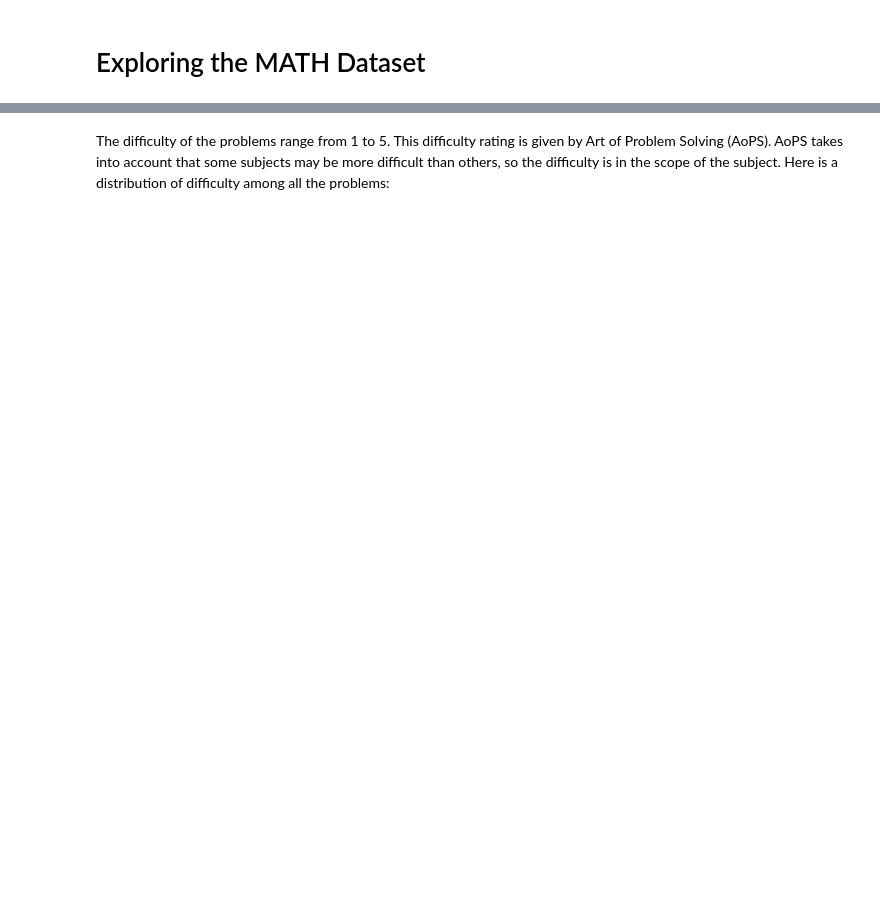
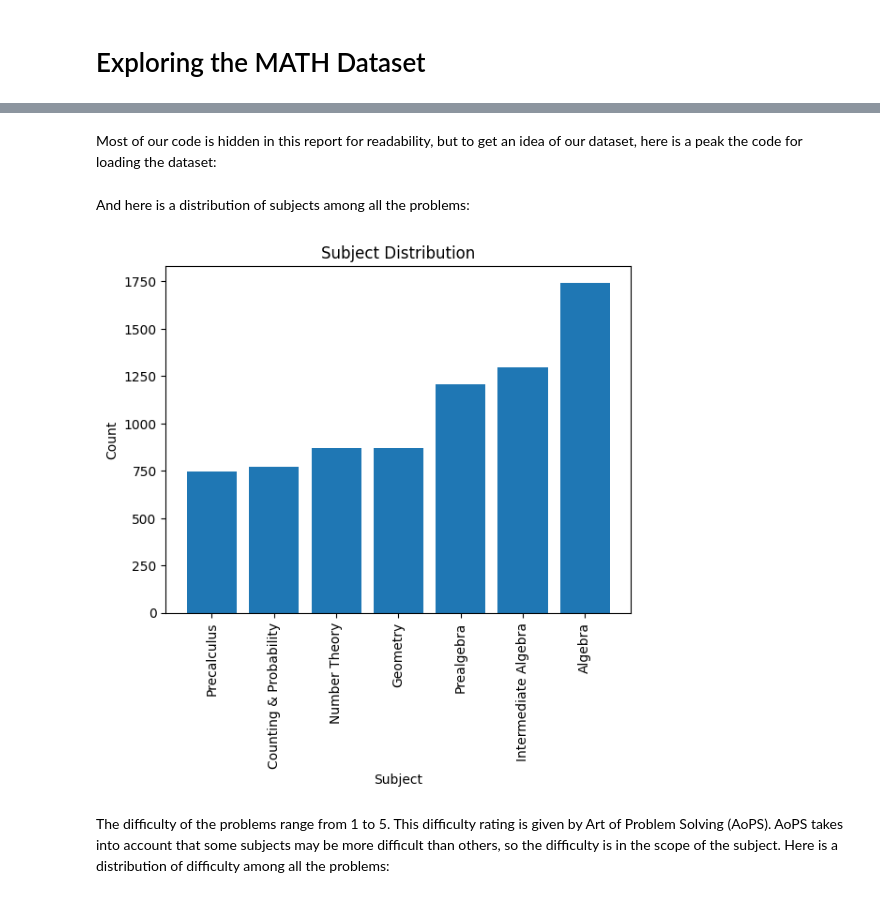
Before and after one commit to Kenneth-Mitchell/NLP_Project2, a Jupyter notebook: blogpost.ipynb, the cells around one changed output, grey strips where cells are left out. Saved outputs shown, nothing was run; the diff lists cells and outputs as text; code cells hidden in the pictures; blank space fills up the shorter version.

```diff
--- a/blogpost.ipynb
+++ b/blogpost.ipynb
@@ -25,0 +44,2 @@ and Precalculus. Here is a distribution of subjects among all the problems:
+# %% [markdown]
+Most of our code is hidden in this report for readability, but to get an idea of our dataset, here is a peak the code for loading the dataset:
@@ -26,2 +65,48 @@ and Precalculus. Here is a distribution of subjects among all the problems:
+# %% [markdown]
+And here is a distribution of subjects among all the problems:
+# %%
+path_to_train = "../MATH/train"
+
+problems = []
+
+for root, dirs, files in os.walk(path_to_train):
+    for file in files:
+        file_path = os.path.join(root, file)
+        if file_path.endswith(".json"):
+            with open(file_path, "r") as f:
+                problems.append(Problem(json.load(f)))
+
+path_to_test = "../MATH/test/"
+
+test_problems = []
+
+for root, dirs, files in os.walk(path_to_test):
+    for file in files:
+        file_path = os.path.join(root, file)
+        if file_path.endswith(".json"):
+            with open(file_path, "r") as f:
+                test_problems.append(Problem(json.load(f)))
+
+test_categories = [prob.type for prob in test_problems]
+test_difficulty = [prob.level for prob in test_problems]
+test_problem_text = [' '.join(prob.problem.lower().replace(".", "").replace("?", "").replace(",", "").split()) for prob in test_problems]
+
+levels = [problem.level for problem in problems]
+levels = [level for level in levels if level is not None]
+level_counts = {level: levels.count(level) for level in set(levels)}
+sorted_level_counts = dict(sorted(level_counts.items(), key=lambda x: x[1]))
+
+types = [problem.type for problem in problems]
+type_counts = {type: types.count(type) for type in types}
+sorted_type_counts = dict(sorted(type_counts.items(), key=lambda x: x[1]))
+# %%
+plt.bar(sorted_type_counts.keys(), sorted_type_counts.values())
+plt.xlabel('Subject')
+plt.ylabel('Count')
+plt.xticks(rotation=90)
+plt.title('Subject Distribution')
+plt.show()
+# %% [output]
+[figure, added]
 # %% [markdown]
 The difficulty of the problems range from 1 to 5. This difficulty rating is given by Art of Problem Solving (AoPS). AoPS takes into account that some subjects may be more difficult than others, so the difficulty is in the scope of the subject. Here is a distribution of difficulty among all the problems:
```
Also changed, not shown: parts of 11 cells of this notebook, 2 other files.
